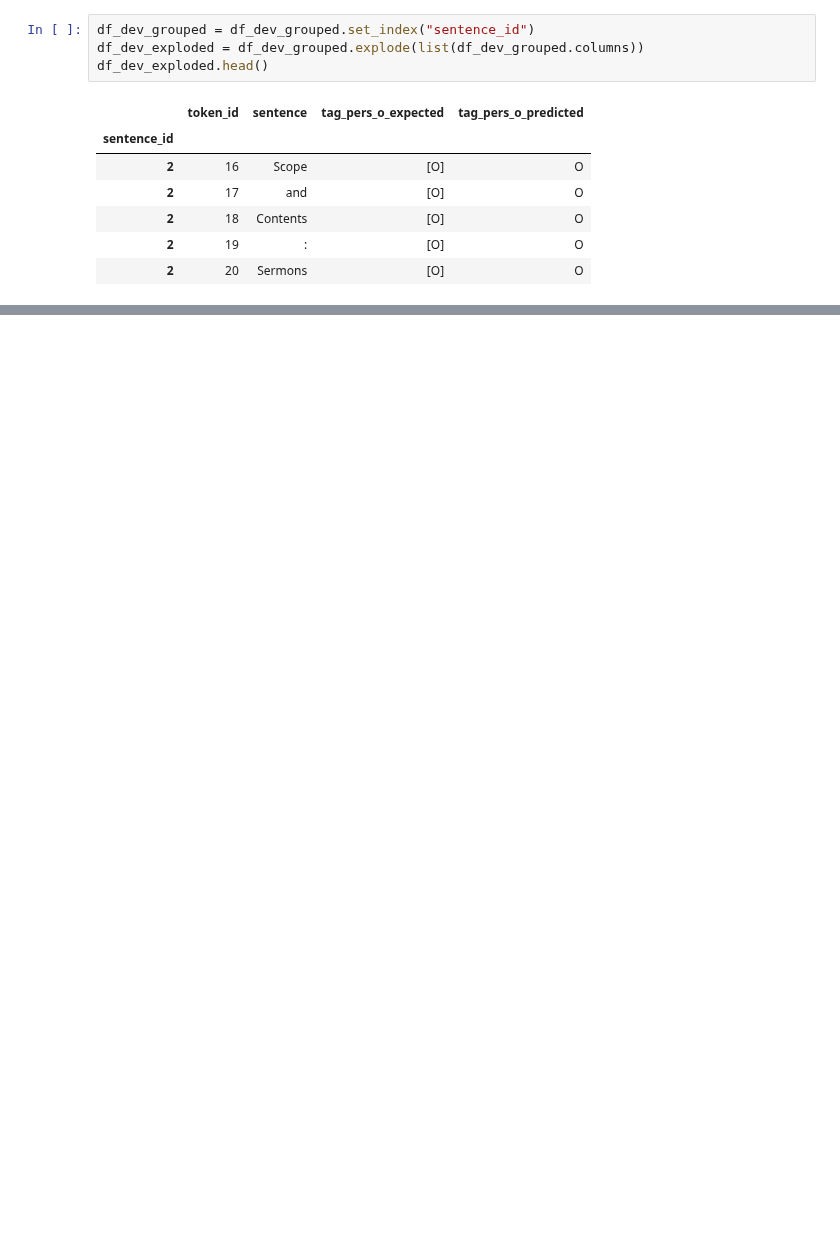
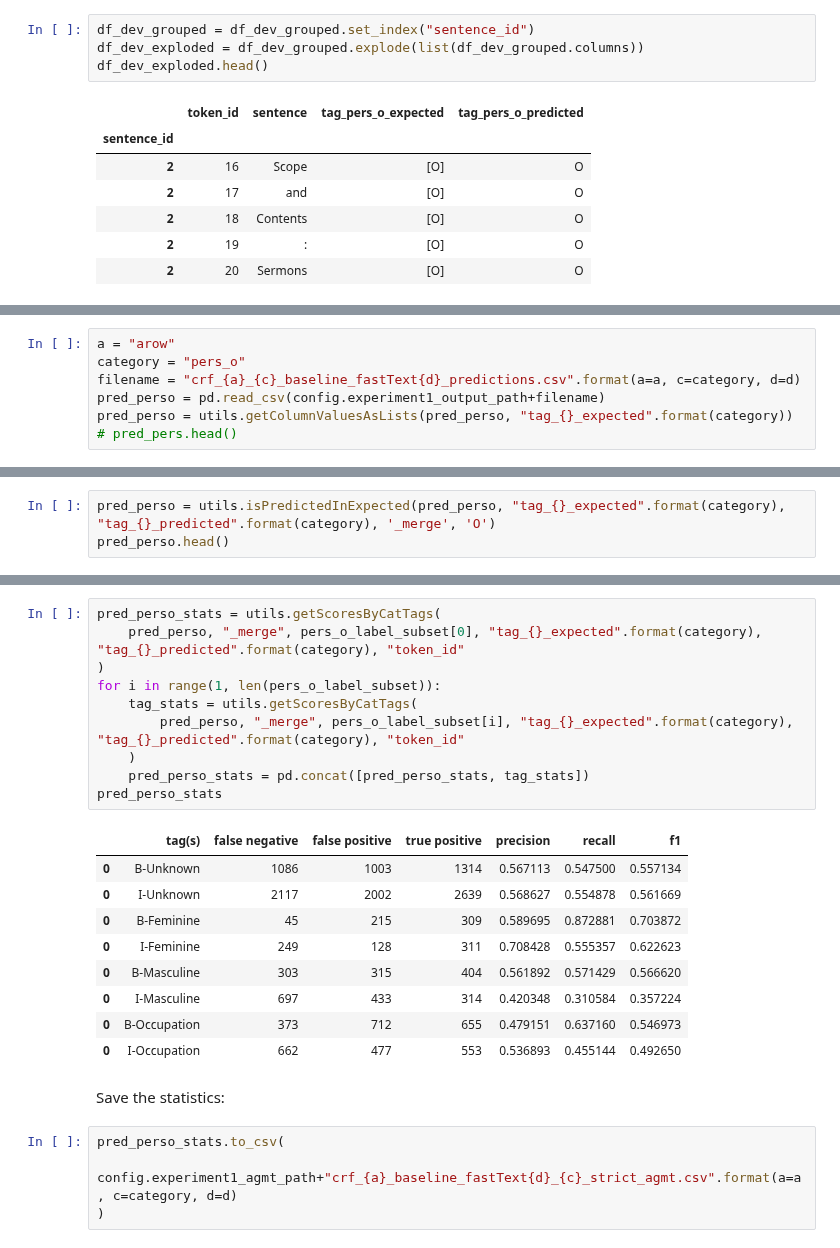
Before and after one commit to thegoose20/gender-bias, a Jupyter notebook: token_classification/Experiment1.ipynb, the cells around one changed output, grey strips where cells are left out. Saved outputs shown, nothing was run; the diff lists cells and outputs as text; blank space fills up the shorter version.

Commit message:
Ran model 2 for experiment 1

```diff
--- a/token_classification/Experiment1.ipynb
+++ b/token_classification/Experiment1.ipynb
@@ -542,0 +606,7 @@ df_dev_exploded.to_csv(experiment_dir+filename)
+# %%
+a = "arow"
+category = "pers_o"
+filename = "crf_{a}_{c}_baseline_fastText{d}_predictions.csv".format(a=a, c=category, d=d)
+pred_perso = pd.read_csv(config.experiment1_output_path+filename)
+pred_perso = utils.getColumnValuesAsLists(pred_perso, "tag_{}_expected".format(category))
+# pred_pers.head()
@@ -542,0 +615,3 @@ df_dev_exploded.to_csv(experiment_dir+filename)
+# %%
+pred_perso = utils.isPredictedInExpected(pred_perso, "tag_{}_expected".format(category), "tag_{}_predicted".format(category), '_merge', 'O')
+pred_perso.head()
@@ -542,0 +625,26 @@ df_dev_exploded.to_csv(experiment_dir+filename)
+# %%
+pred_perso_stats = utils.getScoresByCatTags(
+    pred_perso, "_merge", pers_o_label_subset[0], "tag_{}_expected".format(category), "tag_{}_predicted".format(category), "token_id"
+)
+for i in range(1, len(pers_o_label_subset)):
+    tag_stats = utils.getScoresByCatTags(
+        pred_perso, "_merge", pers_o_label_subset[i], "tag_{}_expected".format(category), "tag_{}_predicted".format(category), "token_id"
+    )
+    pred_perso_stats = pd.concat([pred_perso_stats, tag_stats])
+pred_perso_stats
+# %% [output]
+|  | tag(s) | false negative | false positive | true positive | precision | recall | f1 |
+| 0 | B-Unknown | 1086 | 1003 | 1314 | 0.567113 | 0.547500 | 0.557134 |
+| 0 | I-Unknown | 2117 | 2002 | 2639 | 0.568627 | 0.554878 | 0.561669 |
+| 0 | B-Feminine | 45 | 215 | 309 | 0.589695 | 0.872881 | 0.703872 |
+| 0 | I-Feminine | 249 | 128 | 311 | 0.708428 | 0.555357 | 0.622623 |
+| 0 | B-Masculine | 303 | 315 | 404 | 0.561892 | 0.571429 | 0.566620 |
+| 0 | I-Masculine | 697 | 433 | 314 | 0.420348 | 0.310584 | 0.357224 |
+| 0 | B-Occupation | 373 | 712 | 655 | 0.479151 | 0.637160 | 0.546973 |
+| 0 | I-Occupation | 662 | 477 | 553 | 0.536893 | 0.455144 | 0.492650 |
+# %% [markdown]
+Save the statistics:
+# %%
+pred_perso_stats.to_csv(
+    config.experiment1_agmt_path+"crf_{a}_baseline_fastText{d}_{c}_strict_agmt.csv".format(a=a, c=category, d=d)
+)
```
Also changed, not shown: parts of 105 cells of this notebook, 6 other files.
